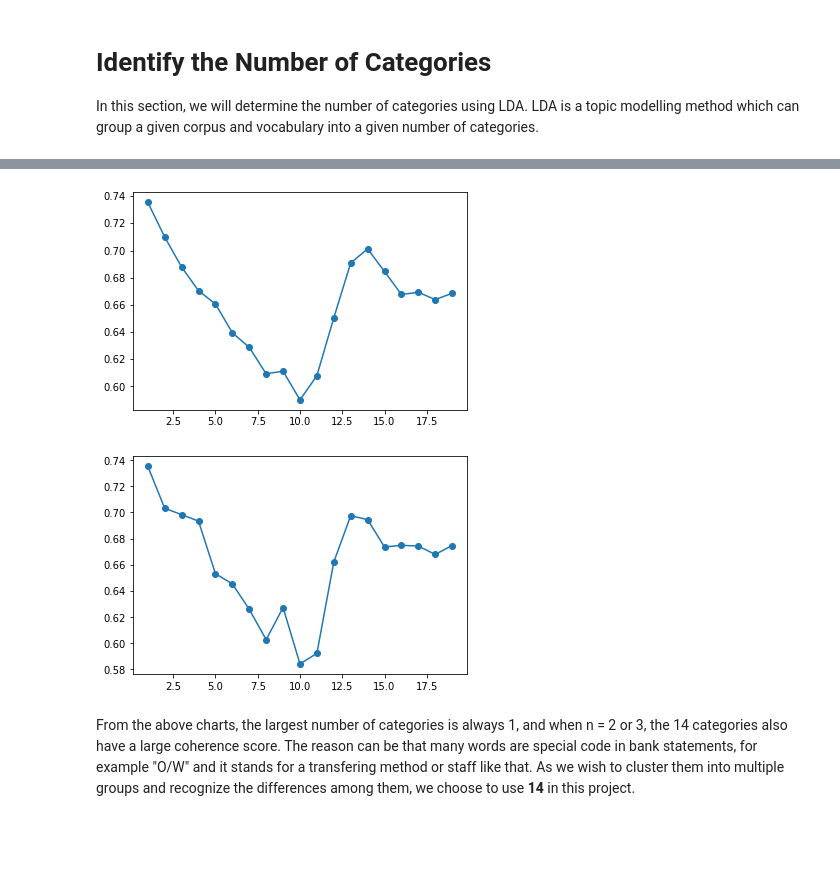
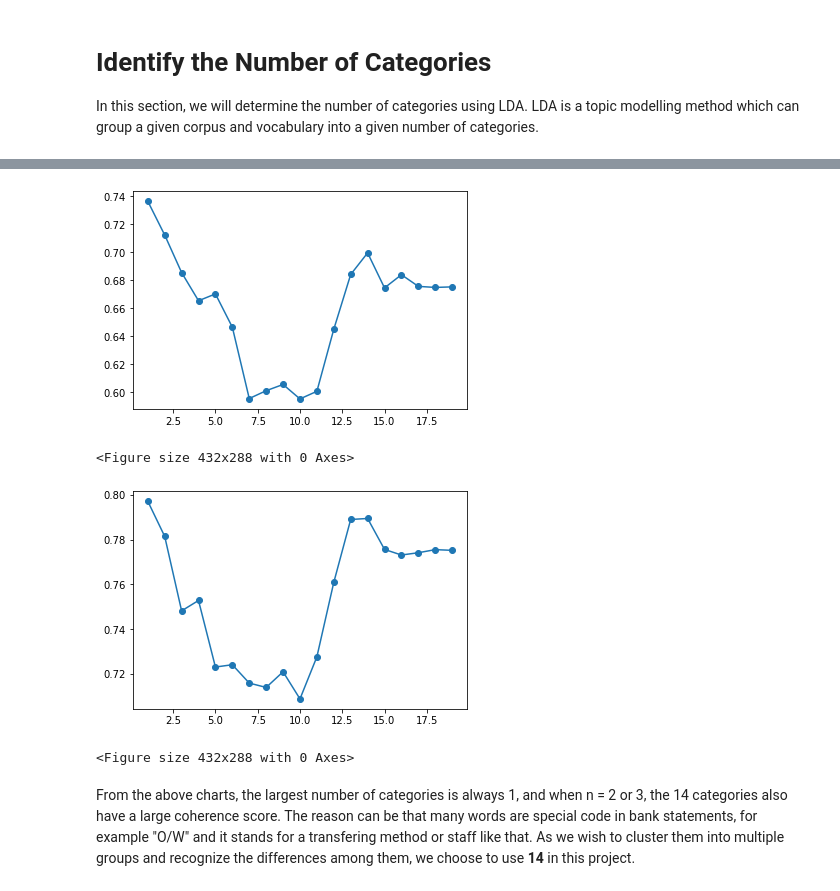
Before and after one commit to myJSheart/bank_transactions_clustering, a Jupyter notebook: notebooks/explore_data.ipynb, the cells around one changed output, grey strips where cells are left out. Drawn from its saved outputs; the diff is of its cells as text; code cells hidden in the pictures; blank space fills up the shorter version.

```diff
--- a/notebooks/explore_data.ipynb
+++ b/notebooks/explore_data.ipynb
@@ -103,7 +103,7 @@ dictionary = Dictionary([transaction_detail.split() for transaction_detail in tr
 corpus = [dictionary.doc2bow(word_tokenize(transaction_detail)) for transaction_detail in transaction_details]
 
 for num_topics in range(1, 20):
-    lda = LdaModel(corpus, num_topics, dictionary, alpha=0.01, eta=0.9)
+    lda = LdaModel(corpus, num_topics, dictionary, gamma_threshold=0.0001, iterations=100)
 
     cm = CoherenceModel(model=lda, texts=[word_tokenize(transaction_detail) for transaction_detail in transaction_details], coherence='c_v', topn=10, window_size=10)
     coherence = cm.get_coherence()
@@ -113,4 +113,5 @@ for num_topics in range(1, 20):
 
 plt.plot(X, Y, marker = 'o')
 plt.show()
+plt.savefig("../data/results/Unigram Topic Frequency.png")
 # %% [output]
@@ -126,7 +128,7 @@ X = []
 Y = []
 
 for num_topics in range(1, 20):
-    lda = LdaModel(corpus, num_topics, dictionary)
+    lda = LdaModel(corpus, num_topics, dictionary, gamma_threshold=0.0001, iterations=100)
 
     cm = CoherenceModel(model=lda, texts=[word_tokenize(doc) for doc in docs], corpus=corpus, coherence='c_v')
     coherence = cm.get_coherence()
@@ -136,32 +138,35 @@ for num_topics in range(1, 20):
 
 plt.plot(X, Y, marker = 'o')
 plt.show()
+plt.savefig("../data/results/Bingram Topic Frequency.png")
 # %% [output]
-[figure, old version]
+[figure, new version]
+<Figure size 432x288 with 0 Axes>
 # %%
 # n-gram = 3
 docs = convert_ngrams_docs(transaction_details, 3)
 
 dictionary = Dictionary([doc.split() for doc in docs])
 corpus = [dictionary.doc2bow(word_tokenize(doc)) for doc in docs]
 
-
 X = []
 Y = []
 
 for num_topics in range(1, 20):
-    lda = LdaModel(corpus, num_topics, dictionary)
+    lda = LdaModel(corpus, num_topics, dictionary, gamma_threshold=0.0001, iterations=100)
 
     cm = CoherenceModel(model=lda, texts=[word_tokenize(doc) for doc in docs], corpus=corpus, coherence='c_v')
     coherence = cm.get_coherence()
 
     X.append(num_topics)
     Y.append(coherence)
 
 plt.plot(X, Y, marker = 'o')
 plt.show()
+plt.savefig("../data/results/Trigram Topic Frequency.png")
 # %% [output]
-[figure, old version]
+[figure, new version]
+<Figure size 432x288 with 0 Axes>
 # %% [markdown]
 From the above charts, the largest number of categories is always 1, and when n = 2 or 3, the 14 categories also have a large coherence score. The reason can be that many words are special code in bank statements, for example "O/W" and it stands for a transfering method or staff like that. As we wish to cluster them into multiple groups and recognize the differences among them, we choose to use __14__ in this project.
 # %% [markdown]
```
Also changed, not shown: parts of 20 cells of this notebook, 12 other files.
